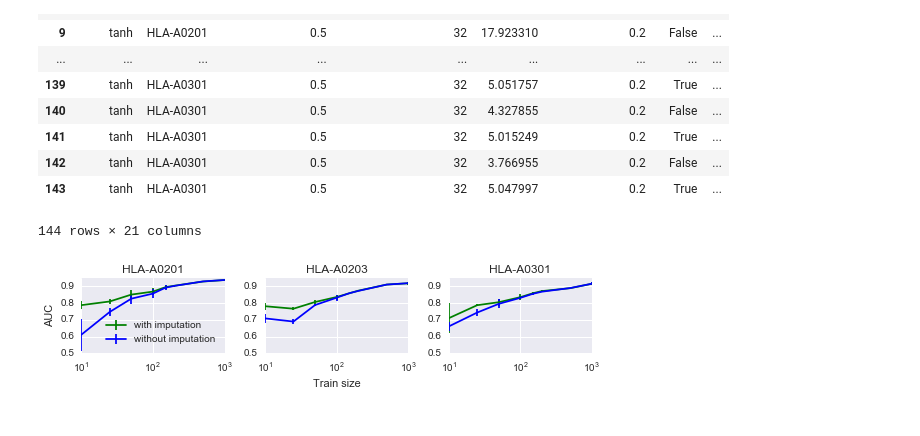
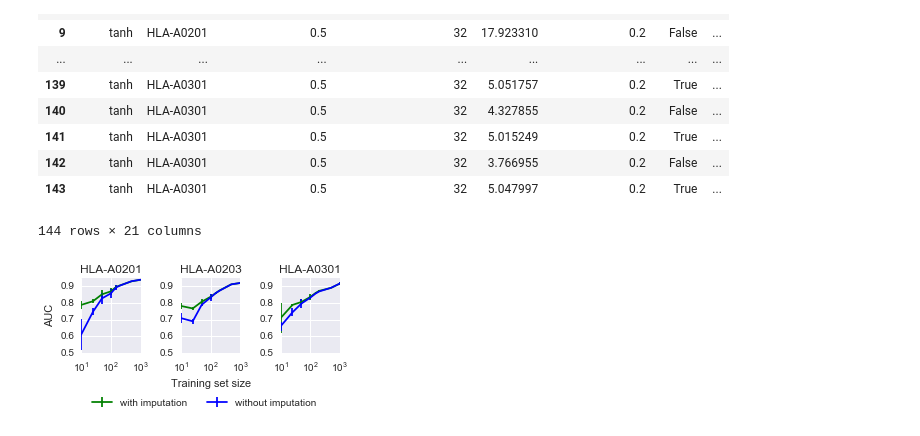
Before and after one commit to hammerlab/mhcflurry-icml-compbio-2016, a Jupyter notebook: notebooks/paper plots.ipynb, the cells around one changed output. Drawn from its saved outputs; the diff is of its cells as text; code cells hidden in the pictures.

Commit message:
update figure

```diff
--- a/notebooks/paper plots.ipynb
+++ b/notebooks/paper plots.ipynb
@@ -40,31 +40,32 @@ impute_comparison
 | 143 | tanh | HLA-A0301 | 0.5 | 32 | 5.047997 | 0.2 | True | ... |
 144 rows × 21 columns
 # %%
-pyplot.figure(figsize=(8,2))
+pyplot.figure(figsize=(4.5,2))
 
 for (i, (allele, data)) in enumerate(impute_comparison.groupby("allele")):
     pyplot.subplot(1, 3, i + 1, sharey=pyplot.gca())
     grouped = data.groupby(["train_size", "impute"]).test_auc.mean().to_frame().reset_index()
     grouped["std_error"] = data.groupby(["train_size", "impute"]).test_auc.std().to_frame().reset_index().test_auc
     for impute in [True, False]:
         sub = grouped[grouped.impute == impute]
         pyplot.errorbar(
                        x=sub.train_size.values,
                        y=sub.test_auc.values,
                        yerr=sub.std_error.values,
                        label=("with" if impute else "without") + " imputation",
                        color='green' if impute else 'blue')
-    if i == 0:
-        pyplot.legend(loc='lower right')
+
     #pyplot.xlim(xmin=0, xmax=1000)
     pyplot.title(allele)
     pyplot.xscale("log")
     if i == 0:
         pyplot.ylabel("AUC")
     if i == 1:
-        pyplot.xlabel("Train size")
+        pyplot.xlabel("Training set size")
     pyplot.savefig("../figures/impute_comparison.pdf")
 
+pyplot.legend(loc='lower right', ncol=2, bbox_to_anchor=(.75,-.85))
+
 pyplot.tight_layout()
 # %% [output]
-[figure, old version]
+[figure, new version]
```
Also changed, not shown: parts of 1 cell of this notebook, 1 other file.
